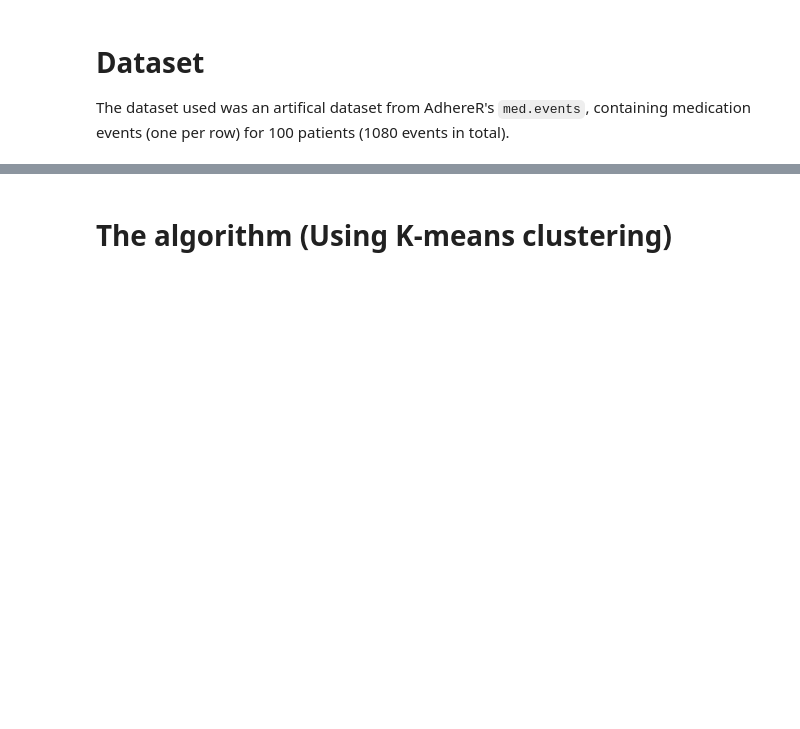
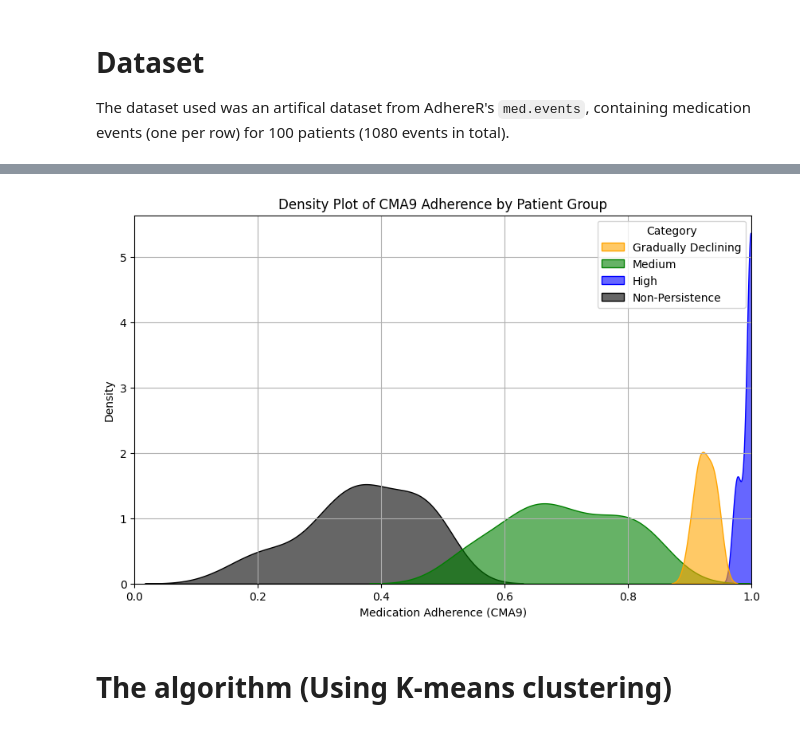
Before and after one commit to ian-sobs/sessa-empirical-estimator, a Jupyter notebook: see.ipynb, the cells around one changed output, grey strips where cells are left out. Cells and saved outputs as stored; diff of their text form; code cells hidden in the pictures; blank space fills up the shorter version.

Commit message:
Added adherence density plot

```diff
--- a/see.ipynb
+++ b/see.ipynb
@@ -43,0 +55,79 @@ tidy
+# %%
+cma9 = ad.CMA9(
+    tidy,
+    id_colname='pnr',
+    event_date_colname='eksd',
+    event_duration_colname='dur_original',
+    event_daily_dose_colname='perday',
+    medication_class_colname='ATC',
+    observation_window_start=0,  # Default is 0, but you can change it
+    observation_window_duration=730 # Set to 365 days (or any desired value)
+)
+
+cma9.get_computation_results()
+patientAdherence = cma9.get_cma()
+#display(patientAdherence)
+
+# Assuming patientAdherence has columns: ['PATIENT_ID', 'CMA']
+patientAdherenceCopy = patientAdherence.copy()
+
+# Function to categorize patients
+def classify_adherence(cma_series):
+    """Classifies a patient based on their CMA9 adherence pattern."""
+    mean_cma = cma_series.mean()
+    std_cma = cma_series.std()
+
+    if mean_cma >= 0.95:
+        return "High"
+    elif 0.50 <= mean_cma < 0.90:
+        return "Medium"
+    elif mean_cma < 0.50:
+        return "Non-Persistence"
+    elif cma_series.is_monotonic_decreasing:  # Gradual decline
+        return "Gradually Declining"
+    elif std_cma > 0.25:  # High variability suggests intermittent
+        return "Intermittent"
+    elif mean_cma >= 0.90 and cma_series.iloc[-1] < 0.50:  # Drops after high adherence
+        return "Partial Drop-Off"
+    else:
+        return "Unclassified"
+
+# Group patients by adherence patterns
+patientAdherenceCopy['Category'] = patientAdherenceCopy.groupby('pnr')['CMA'].transform(classify_adherence)
+
+# Remove unclassified patients
+patientAdherenceCopy = patientAdherenceCopy[patientAdherenceCopy['Category'] != "Unclassified"]
+
+# Assign colors to categories
+palette = {
+    "High": "blue",
+    "Medium": "green",
+    "Gradually Declining": "orange",
+    "Intermittent": "purple",
+    "Partial Drop-Off": "red",
+    "Non-Persistence": "black"
+}
+
+display(patientAdherenceCopy[['pnr', 'CMA', 'Category']])  # Check if Category column is assigned
+category_counts = patientAdherenceCopy['Category'].value_counts().reset_index()
+category_counts.columns = ['Category', 'Count']
+
+display(category_counts)  # Show as DataFrame
+
+
+
+# Plot density for each category
+plt.figure(figsize=(10, 6))
+ax = sns.kdeplot(data=patientAdherenceCopy, x="CMA", hue="Category", fill=True, palette=palette, alpha=0.6)
+handles, labels = ax.get_legend_handles_labels()
+if labels:  # If labels exist, add a legend
+    plt.legend(handles, labels, title="Adherence Category")
+plt.xlabel("Medication Adherence (CMA9)")
+plt.ylabel("Density")
+plt.title("Density Plot of CMA9 Adherence by Patient Group")
+plt.xlim(0, 1)
+plt.grid(True)
+
+# Show plot
+plt.show()
+# %% [output]
@@ -44,3 +157,4 @@ tidy
+[figure, added]
 # %% [markdown]
 # The algorithm (Using K-means clustering)
 # %% [markdown]
```
Also changed, not shown: parts of 4 cells of this notebook.
